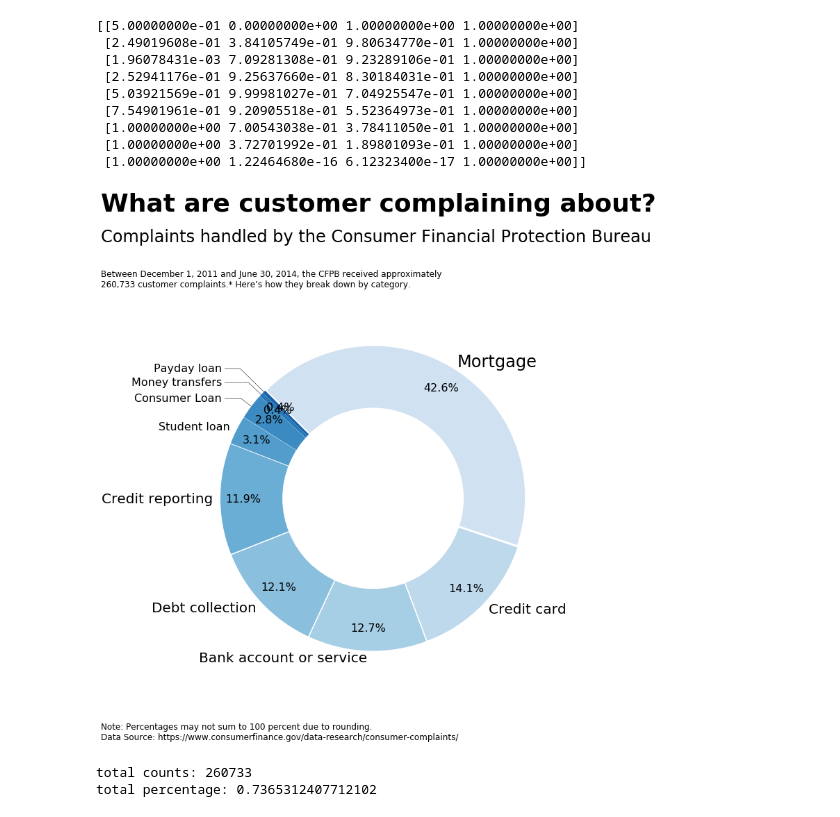
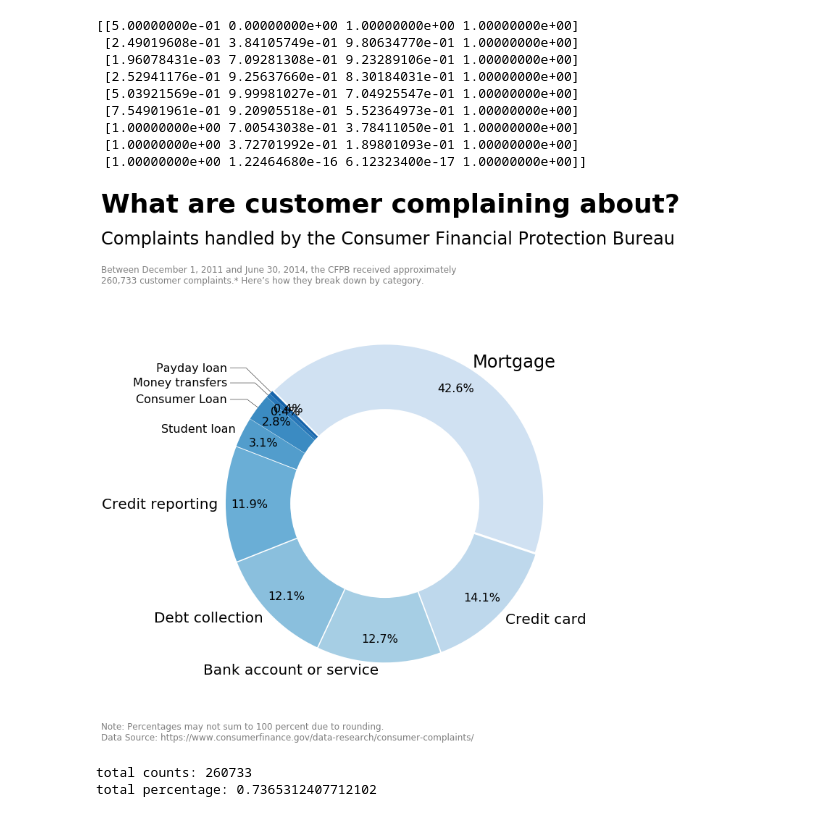
Before and after one commit to LambdaSchool/DS-Unit-1-Sprint-5-Data-Storytelling-Blog-Post, a Jupyter notebook: cfpd_consumer_complaints.ipynb, the cells around one changed output. Saved outputs shown, nothing was run; the diff lists cells and outputs as text; code cells hidden in the pictures.

```diff
--- a/cfpd_consumer_complaints.ipynb
+++ b/cfpd_consumer_complaints.ipynb
@@ -94,0 +116,11 @@ len(df['Complaint ID'].unique())
+# %%
+# remove outliers
+df_dates = df_dates[(np.abs(stats.zscore(df_dates['Complaint ID']))<3)]
+sns.set()
+fig, ax = plt.subplots(1,1, figsize=(15,3))
+sns.lineplot(x='datereceived', y='Complaint ID',
+             data=df_dates,
+             color='lightgray',
+             ci=None,
+             err_style="band"
+            );
@@ -94,0 +137,15 @@ len(df['Complaint ID'].unique())
+# %%
+# timeseries plot with rolling mean
+
+plt.style.use('seaborn-whitegrid')
+colors=cm.Blues(np.linspace(0.2,0.8,5))
+fig, ax = plt.subplots(1,1, figsize=(15,3))
+
+plt.plot(df_dates, color=colors[0]);
+plt.plot(df_dates.rolling(60).mean(),
+         color=colors[4]
+        )
+plt.title("Daily Complaint Counts",
+          loc='left',
+          fontsize=18, fontweight='bold'
+         );
@@ -205,42 +265,44 @@ for i in range(1,5):
 kw = dict(arrowprops=dict(arrowstyle="-",
                           color='k'
                          ),
 #           bbox=bbox_props,
           zorder=0,
           va="center")
 for i, p in enumerate(wedges):
   if i > len(df1)-4:
     ang = (p.theta2 - p.theta1)/2. + p.theta1
     y = np.sin(np.deg2rad(ang))
     x = np.cos(np.deg2rad(ang))
     horizontalalignment = {-1: "right",
                            1: "left"}[int(np.sign(x))]
     connectionstyle = "angle,angleA=0,angleB={}".format(ang)
     kw["arrowprops"].update({"connectionstyle":
                              connectionstyle})
     ax.annotate(df1['index'][i], xy=(x, y),
                 xytext=(np.sign(x), 0.2*y+0.09*i),
                 horizontalalignment=horizontalalignment,
                 **kw)
 
 plt.text(s="What are customer complaining about?",
-         x=-1.8, y=1.9,
+         x=-1.8, y=1.85,
          fontsize=36, fontweight='bold'
          )
 plt.text(s="Complaints handled by the Consumer Financial Protection Bureau",
-         x=-1.8, y=1.7,
+         x=-1.8, y=1.65,
          fontsize=24
         )
-plt.text(s='Between December 1, 2011 and June 30, 2014, the CFPB received approximately\n260,733 customer complaints.* Here’s how they break down by category.',
-         x=-1.8, y=1.4,
-         fontsize=12, fontweight='light'
+str=("Between December 1, 2011 and June 30, 2014, the CFPB received approximately\n"+
+     "260,733 customer complaints.* Here’s how they break down by category.")
+plt.text(s=str, x=-1.8, y=1.4,
+         fontsize=12, color='gray'
         );
-plt.text(s="Note: Percentages may not sum to 100 percent due to rounding.\nData Source: https://www.consumerfinance.gov/data-research/consumer-complaints/",
-         x=-1.8, y=-1.6,
-         fontsize=12, fontweight='light'
+str=("Note: Percentages may not sum to 100 percent due to rounding.\n"+
+     "Data Source: https://www.consumerfinance.gov/data-research/consumer-complaints/")
+plt.text(s=str, x=-1.8, y=-1.5,
+         fontsize=12, color='gray'
         );
 # %% [output]
-[figure, old version]
+[figure, new version]
 # %%
 # check sub-products from Jul 21, 2011 to June 30 ,2014
 
```
Also changed, not shown: parts of 7 cells of this notebook.
